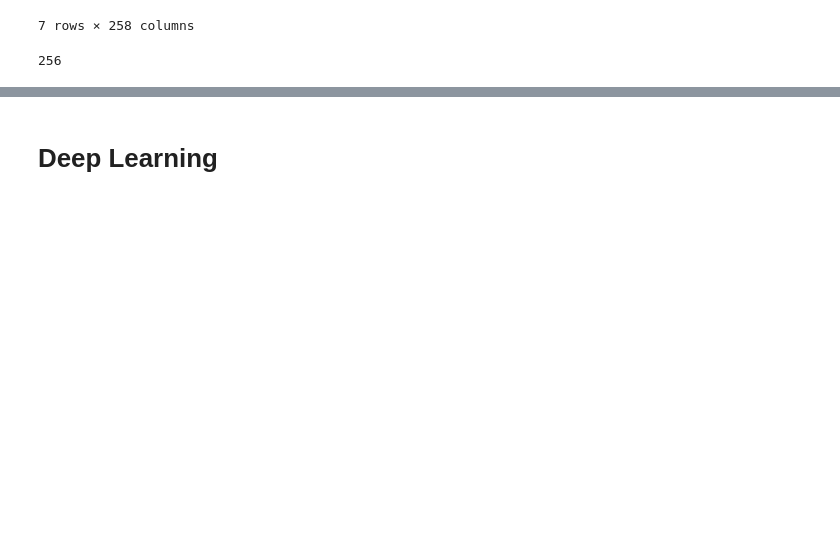
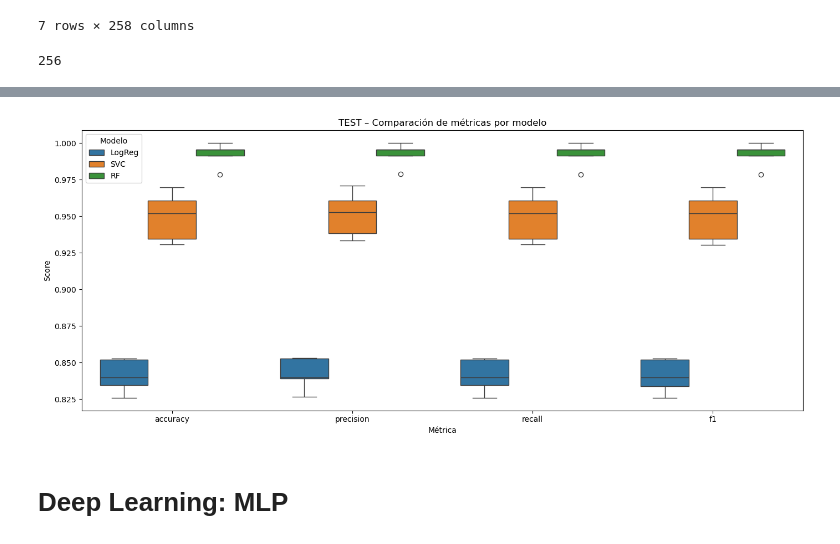
Before and after one commit to leomanriquezm/G-PIXEL, a Jupyter notebook: modelling_GPIXEL.ipynb, the cells around one changed output, grey strips where cells are left out. Cells and saved outputs as stored; diff of their text form; code cells hidden in the pictures; blank space fills up the shorter version.

```diff
--- a/modelling_GPIXEL.ipynb
+++ b/modelling_GPIXEL.ipynb
@@ -403,4 +629,21 @@ plt.close()
+# %%
+plt.figure(figsize=(14,6))
+sns.boxplot(
+    data=metricas_test,
+    x='metrica',
+    y='valor',
+    hue='modelo'
+)
+
+plt.title('TEST – Comparación de métricas por modelo')
+plt.ylabel('Score')
+plt.xlabel('Métrica')
+plt.legend(title='Modelo')
+plt.tight_layout()
+plt.show()
+# %% [output]
+[figure, added]
 # %% [markdown]
-# Deep Learning
+# Deep Learning: MLP
 # %%
 # =========================================
```
Also changed, not shown: parts of 30 cells of this notebook.
